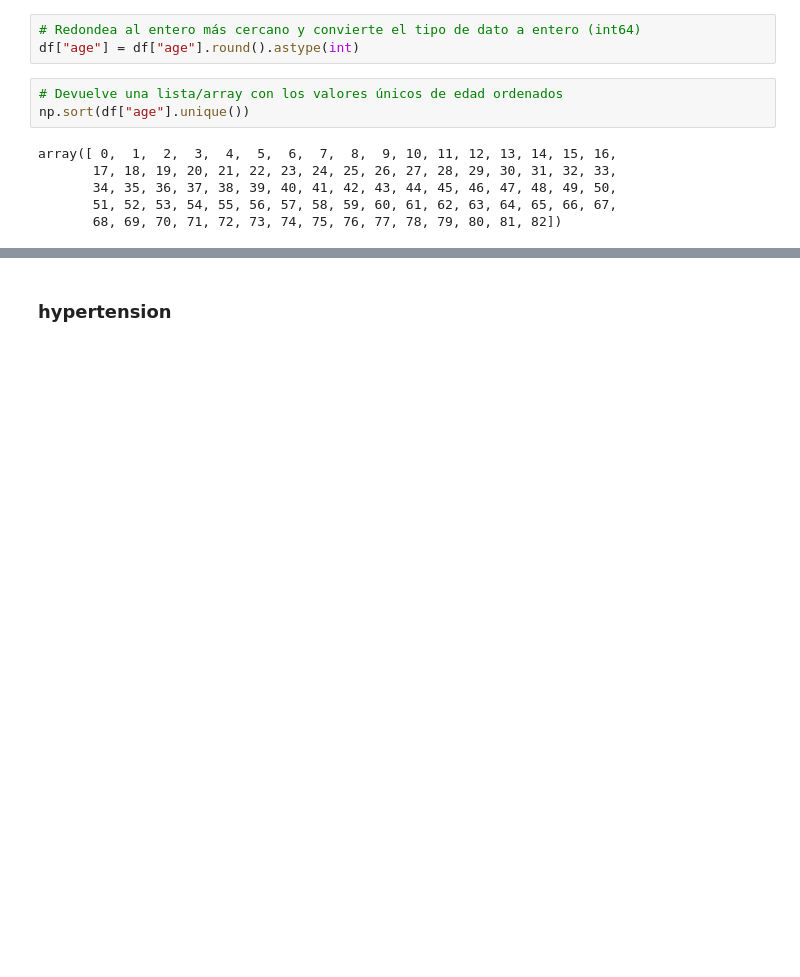
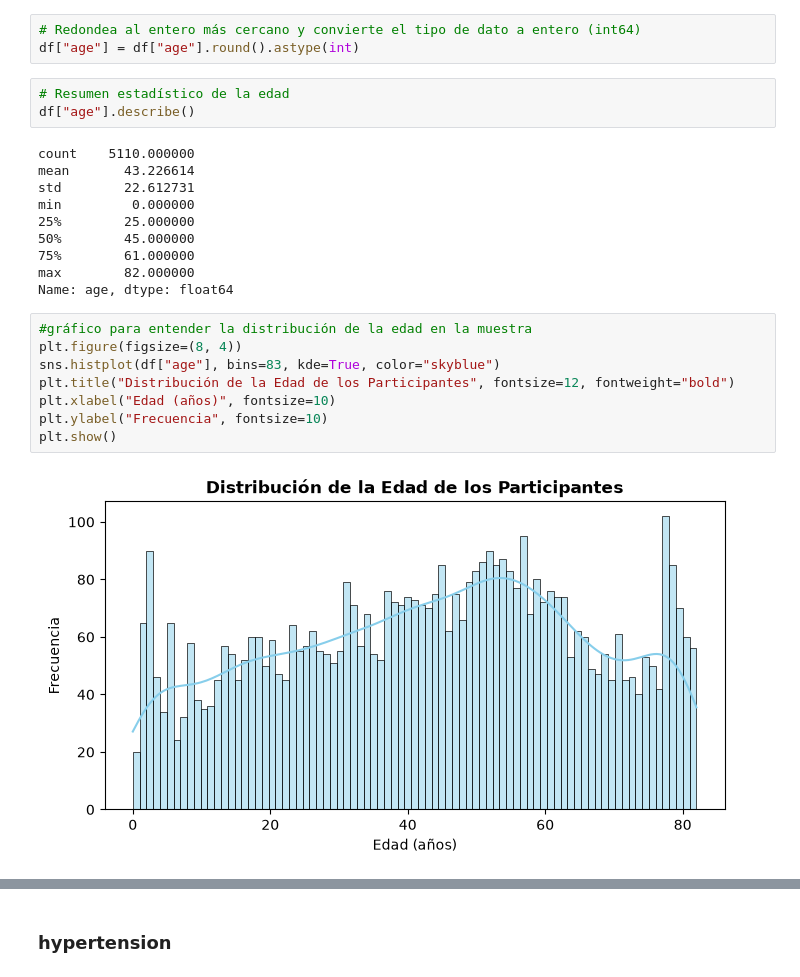
Before and after one commit to raquelmartinrodriguez/prediccion_ocurrencia_infarto_cerebral, a Jupyter notebook: prediccion_infarto_cerebral.ipynb, the cells around one changed output, grey strips where cells are left out. Cells and saved outputs as stored; diff of their text form; blank space fills up the shorter version.

Commit message:
Análisis de la edad

```diff
--- a/prediccion_infarto_cerebral.ipynb
+++ b/prediccion_infarto_cerebral.ipynb
@@ -91,11 +93,25 @@ Name: proportion, dtype: float64
 # Redondea al entero más cercano y convierte el tipo de dato a entero (int64)
 df["age"] = df["age"].round().astype(int)
 # %%
-# Devuelve una lista/array con los valores únicos de edad ordenados
-np.sort(df["age"].unique())
+# Resumen estadístico de la edad
+df["age"].describe()
 # %% [output]
-array([ 0,  1,  2,  3,  4,  5,  6,  7,  8,  9, 10, 11, 12, 13, 14, 15, 16,
-       17, 18, 19, 20, 21, 22, 23, 24, 25, 26, 27, 28, 29, 30, 31, 32, 33,
-       34, 35, 36, 37, 38, 39, 40, 41, 42, 43, 44, 45, 46, 47, 48, 49, 50,
-       51, 52, 53, 54, 55, 56, 57, 58, 59, 60, 61, 62, 63, 64, 65, 66, 67,
-       68, 69, 70, 71, 72, 73, 74, 75, 76, 77, 78, 79, 80, 81, 82])
+count    5110.000000
+mean       43.226614
+std        22.612731
+min         0.000000
+25%        25.000000
+50%        45.000000
+75%        61.000000
+max        82.000000
+Name: age, dtype: float64
+# %%
+#gráfico para entender la distribución de la edad en la muestra
+plt.figure(figsize=(8, 4))
+sns.histplot(df["age"], bins=83, kde=True, color="skyblue")
+plt.title("Distribución de la Edad de los Participantes", fontsize=12, fontweight="bold")
+plt.xlabel("Edad (años)", fontsize=10)
+plt.ylabel("Frecuencia", fontsize=10)
+plt.show()
+# %% [output]
+[figure, added]
```
Also changed, not shown: parts of 11 cells of this notebook.
